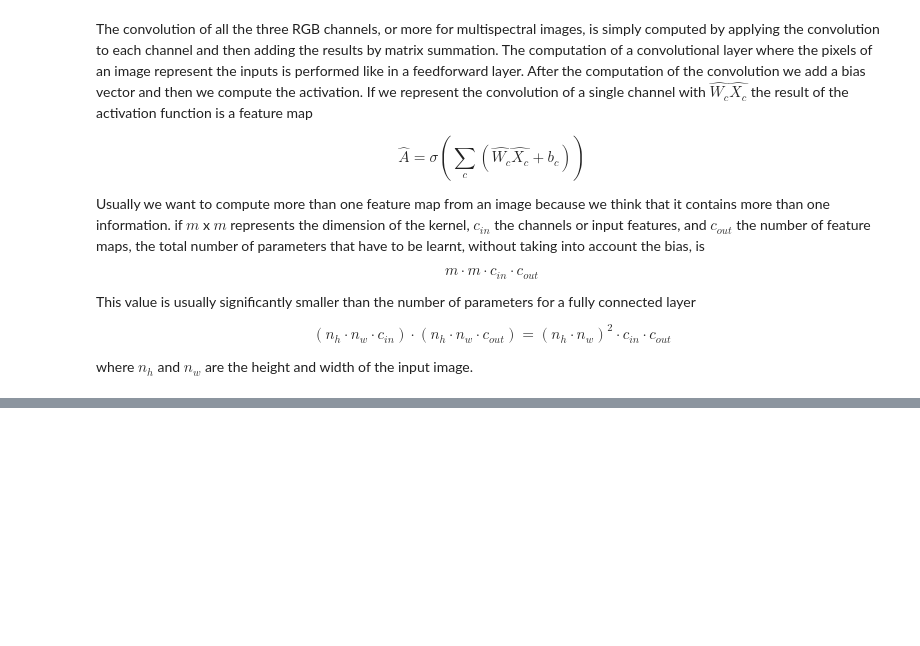
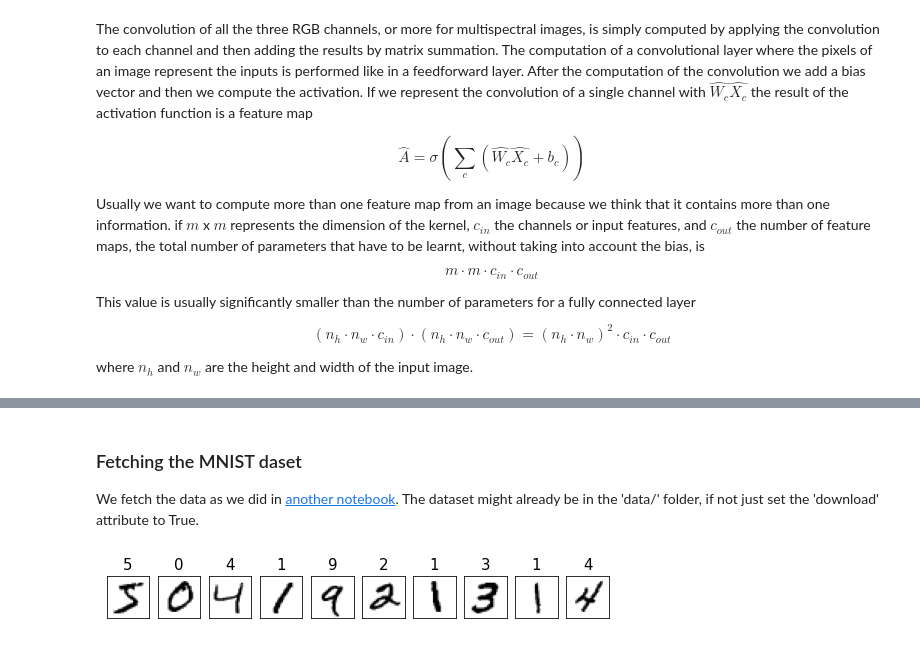
Before and after one commit to luigiselmi/dlwpt_nb, a Jupyter notebook: pml3/convolutional_neural_networks.ipynb, the cells around one changed output, grey strips where cells are left out. Cells and saved outputs as stored; diff of their text form; code cells hidden in the pictures; blank space fills up the shorter version.

Commit message:
mnist dataset

```diff
--- a/pml3/convolutional_neural_networks.ipynb
+++ b/pml3/convolutional_neural_networks.ipynb
@@ -208,0 +209,24 @@ We have seen several feedforward neural networks in which the units were fully c
+# %% [markdown]
+### Fetching the MNIST daset
+We fetch the data as we did in [another notebook](pytorch.ipynb#Fetching-available-data-sets). The dataset might already be in the 'data/' folder, if not just set the 'download' attribute to True.
+# %%
+import torchvision
+from itertools import islice
+
+image_path = 'data/'
+mnist_dataset = torchvision.datasets.MNIST(image_path, 'train', download=False)
+
+assert isinstance(mnist_dataset, torch.utils.data.Dataset)
+
+example = next(iter(mnist_dataset))
+# %%
+fig = plt.figure(figsize=(9, 5))
+for i, (image, label) in islice(enumerate(mnist_dataset), 10):
+    ax = fig.add_subplot(1, 10, i+1)
+    ax.set_xticks([]); ax.set_yticks([])
+    ax.imshow(image, cmap='gray_r')
+    ax.set_title(f'{label}', size=15)
+
+plt.show()
+# %% [output]
+[figure, added]
```
Also changed, not shown: parts of 4 cells of this notebook.
